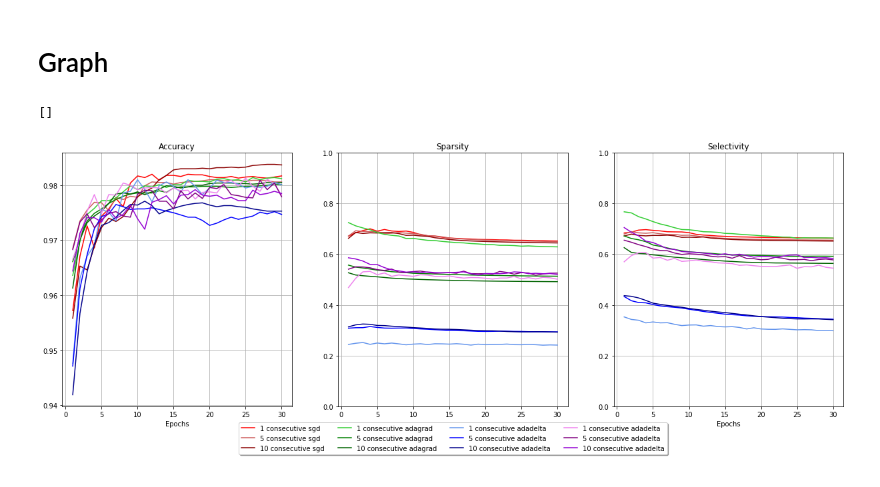
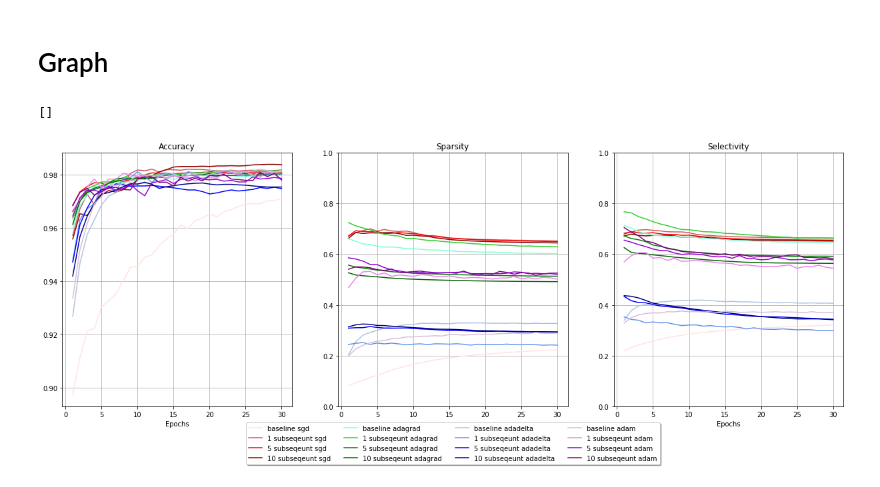
Before and after one commit to 7201krap/COMS30045_Individual-Project, a Jupyter notebook: FINAL/Graphs/batch_size1/batch1.ipynb, the cells around one changed output. Saved outputs shown, nothing was run; the diff lists cells and outputs as text; code cells hidden in the pictures.

```diff
--- a/FINAL/Graphs/batch_size1/batch1.ipynb
+++ b/FINAL/Graphs/batch_size1/batch1.ipynb
@@ -37,17 +37,20 @@ def sparsity_val_extractor(file_name):
     return sparsity_average
 # %%
 def val_extractor(optmizer_name):
+    sparsity_base  = sparsity_val_extractor(f'sparsity_selectivity_batchsize_50_50_{optmizer_name}.txt')
     sparsity_con1  = sparsity_val_extractor(f'sparsity_selectivity_batchsize_1_50_{optmizer_name}.txt')
     sparsity_con5  = sparsity_val_extractor(f'5subsebatch1_sparsity_selectivity_{optmizer_name}.txt')
     sparsity_con10 = sparsity_val_extractor(f'10subsebatch1_sparsity_selectivity_{optmizer_name}.txt')
 
+    selectivity_base_avg, selectivity_base_std  = selectivity_val_extractor(f'sparsity_selectivity_batchsize_50_50_{optmizer_name}.txt')
     selectivity_con1_avg, selectivity_con1_std   = selectivity_val_extractor(f'sparsity_selectivity_batchsize_1_50_{optmizer_name}.txt')
     selectivity_con5_avg, selectivity_con5_std   = selectivity_val_extractor(f'5subsebatch1_sparsity_selectivity_{optmizer_name}.txt')
     selectivity_con10_avg, selectivity_con10_std = selectivity_val_extractor(f'10subsebatch1_sparsity_selectivity_{optmizer_name}.txt')
 
+    test_base  = test_val_extractor(f'sparsity_selectivity_batchsize_50_50_{optmizer_name}.txt')
     test_con1 = test_val_extractor(f'sparsity_selectivity_batchsize_1_50_{optmizer_name}.txt')
     test_con5 = test_val_extractor(f'5subsebatch1_sparsity_selectivity_{optmizer_name}.txt')
     test_con10 = test_val_extractor(f'10subsebatch1_sparsity_selectivity_{optmizer_name}.txt')
 
-    return test_con1, sparsity_con1, selectivity_con1_avg, selectivity_con1_std, test_con5, sparsity_con5, selectivity_con5_avg, selectivity_con5_std, test_con10, sparsity_con10, selectivity_con10_avg, selectivity_con10_std
+    return test_con1, sparsity_con1, selectivity_con1_avg, selectivity_con1_std, test_con5, sparsity_con5, selectivity_con5_avg, selectivity_con5_std, test_con10, sparsity_con10, selectivity_con10_avg, selectivity_con10_std, test_base, sparsity_base, selectivity_base_avg, selectivity_base_std
 # %%
@@ -58,80 +61,92 @@ con1, spar_con1, selec_avg_con1, selec_std_con1, con5, spar_con5, selec_avg_con5
 fig, (ax1, ax2, ax3) = plt.subplots(1, 3, figsize=(21,7))
 
 # accuracy plot
-con1, spar_con1, selec_avg_con1, selec_std_con1, con5, spar_con5, selec_avg_con5, selec_std_con5, con10, spar_con10, selec_avg_con10, selec_std_con10 = val_extractor('SGD')
+con1, spar_con1, selec_avg_con1, selec_std_con1, con5, spar_con5, selec_avg_con5, selec_std_con5, con10, spar_con10, selec_avg_con10, selec_std_con10, base, spar_base, selec_avg_base, selec_std_base = val_extractor('SGD')
 
-ax1.plot(np.linspace(1,30,30), con1, label='1 consecutive sgd', color='red')
-ax1.plot(np.linspace(1,30,30), con5, label='5 consecutives sgd', color='indianred')
-ax1.plot(np.linspace(1,30,30), con10, label='10 consecutives sgd', color='darkred')
+ax1.plot(np.linspace(1,30,30), base, label='baseline sgd', color='mistyrose')
+ax1.plot(np.linspace(1,30,30), con1, label='1 subseqeunt sgd', color='indianred')
+ax1.plot(np.linspace(1,30,30), con5, label='5 subseqeunt sgd', color='red')
+ax1.plot(np.linspace(1,30,30), con10, label='10 subseqeunt sgd', color='darkred')
 
-ax2.plot(np.linspace(1,30,30), spar_con1, label='1 consecutive sgd', color='red')
-ax2.plot(np.linspace(1,30,30), spar_con5, label='5 consecutives sgd', color='indianred')
-ax2.plot(np.linspace(1,30,30), spar_con10, label='10 consecutives sgd', color='darkred')
+ax2.plot(np.linspace(1,30,30), spar_base, label='baseline sgd', color='mistyrose')
+ax2.plot(np.linspace(1,30,30), spar_con1, label='1 subseqeunt sgd', color='indianred')
+ax2.plot(np.linspace(1,30,30), spar_con5, label='5 subseqeunt sgd', color='red')
+ax2.plot(np.linspace(1,30,30), spar_con10, label='10 subseqeunt sgd', color='darkred')
 
-ax3.plot(np.linspace(1,30,30), selec_avg_con1, label='1 consecutive sgd', color='red')
-ax3.plot(np.linspace(1,30,30), selec_avg_con5, label='5 consecutive sgd', color='indianred')
-ax3.plot(np.linspace(1,30,30), selec_avg_con10, label='10 consecutive sgd', color='darkred')
+ax3.plot(np.linspace(1,30,30), selec_avg_base, label='baseline sgd', color='mistyrose')
+ax3.plot(np.linspace(1,30,30), selec_avg_con1, label='1 subseqeunt sgd', color='indianred')
+ax3.plot(np.linspace(1,30,30), selec_avg_con5, label='5 subseqeunt sgd', color='red')
+ax3.plot(np.linspace(1,30,30), selec_avg_con10, label='10 subseqeunt sgd', color='darkred')
 
-con1, spar_con1, selec_avg_con1, selec_std_con1, con5, spar_con5, selec_avg_con5, selec_std_con5, con10, spar_con10, selec_avg_con10, selec_std_con10 = val_extractor('Adagrad')
+con1, spar_con1, selec_avg_con1, selec_std_con1, con5, spar_con5, selec_avg_con5, selec_std_con5, con10, spar_con10, selec_avg_con10, selec_std_con10, base, spar_base, selec_avg_base, selec_std_base = val_extractor('Adagrad')
 
-ax1.plot(np.linspace(1,30,30), con1, label='1 consecutive adagrad', color='limegreen')
-ax1.plot(np.linspace(1,30,30), con5, label='5 consecutives adagrad', color='green')
-ax1.plot(np.linspace(1,30,30), con10, label='10 consecutives adagrad', color='darkgreen')
+ax1.plot(np.linspace(1,30,30), base, label='baseline adagrad', color='aquamarine')
+ax1.plot(np.linspace(1,30,30), con1, label='1 subseqeunt adagrad', color='limegreen')
+ax1.plot(np.linspace(1,30,30), con5, label='5 subseqeunt adagrad', color='green')
+ax1.plot(np.linspace(1,30,30), con10, label='10 subseqeunt adagrad', color='darkgreen')
 
-ax2.plot(np.linspace(1,30,30), spar_con1, label='1 consecutive adagrad', color='limegreen')
-ax2.plot(np.linspace(1,30,30), spar_con5, label='5 consecutives adagrad', color='green')
-ax2.plot(np.linspace(1,30,30), spar_con10, label='10 consecutives adagrad', color='darkgreen')
+ax2.plot(np.linspace(1,30,30), spar_base, label='baseline adagrad', color='aquamarine')
+ax2.plot(np.linspace(1,30,30), spar_con1, label='1 subseqeunt adagrad', color='limegreen')
+ax2.plot(np.linspace(1,30,30), spar_con5, label='5 subseqeunt adagrad', color='green')
+ax2.plot(np.linspace(1,30,30), spar_con10, label='10 subseqeunt adagrad', color='darkgreen')
 
-ax3.plot(np.linspace(1,30,30), selec_avg_con1, label='1 consecutive adagrad', color='limegreen')
-ax3.plot(np.linspace(1,30,30), selec_avg_con5, label='5 consecutive adagrad', color='green')
-ax3.plot(np.linspace(1,30,30), selec_avg_con10, label='10 consecutive adagrad', color='darkgreen')
+ax3.plot(np.linspace(1,30,30), selec_avg_base, label='baseline adagrad', color='aquamarine')
+ax3.plot(np.linspace(1,30,30), selec_avg_con1, label='1 subseqeunt adagrad', color='limegreen')
+ax3.plot(np.linspace(1,30,30), selec_avg_con5, label='5 subseqeunt adagrad', color='green')
+ax3.plot(np.linspace(1,30,30), selec_avg_con10, label='10 subseqeunt adagrad', color='darkgreen')
 
-con1, spar_con1, selec_avg_con1, selec_std_con1, con5, spar_con5, selec_avg_con5, selec_std_con5, con10, spar_con10, selec_avg_con10, selec_std_con10 = val_extractor('Adadelta')
+con1, spar_con1, selec_avg_con1, selec_std_con1, con5, spar_con5, selec_avg_con5, selec_std_con5, con10, spar_con10, selec_avg_con10, selec_std_con10, base, spar_base, selec_avg_base, selec_std_base = val_extractor('Adadelta')
 
-ax1.plot(np.linspace(1,30,30), con1, label='1 consecutive adadelta', color='cornflowerblue')
-ax1.plot(np.linspace(1,30,30), con5, label='5 consecutives adadelta', color='blue')
-ax1.plot(np.linspace(1,30,30), con10, label='10 consecutives adadelta', color='darkblue')
+ax1.plot(np.linspace(1,30,30), base, label='baseline adadelta', color='lightsteelblue')
+ax1.plot(np.linspace(1,30,30), con1, label='1 subseqeunt adadelta', color='cornflowerblue')
+ax1.plot(np.linspace(1,30,30), con5, label='5 subseqeunt adadelta', color='blue')
+ax1.plot(np.linspace(1,30,30), con10, label='10 subseqeunt adadelta', color='darkblue')
 
-ax2.plot(np.linspace(1,30,30), spar_con1, label='1 consecutive adadelta', color='cornflowerblue')
-ax2.plot(np.linspace(1,30,30), spar_con5, label='5 consecutives adadelta', color='blue')
-ax2.plot(np.linspace(1,30,30), spar_con10, label='10 consecutives adadelta', color='darkblue')
+ax2.plot(np.linspace(1,30,30), spar_base, label='baseline adadelta', color='lightsteelblue')
+ax2.plot(np.linspace(1,30,30), spar_con1, label='1 subseqeunt adadelta', color='cornflowerblue')
+ax2.plot(np.linspace(1,30,30), spar_con5, label='5 subseqeunt adadelta', color='blue')
+ax2.plot(np.linspace(1,30,30), spar_con10, label='10 subseqeunt adadelta', color='darkblue')
 
-ax3.plot(np.linspace(1,30,30), selec_avg_con1, label='1 consecutive adadelta', color='cornflowerblue')
-ax3.plot(np.linspace(1,30,30), selec_avg_con5, label='5 consecutive adadelta', color='blue')
-ax3.plot(np.linspace(1,30,30), selec_avg_con10, label='10 consecutive adadelta', color='darkblue')
+ax3.plot(np.linspace(1,30,30), selec_avg_base, label='baseline adadelta', color='lightsteelblue')
+ax3.plot(np.linspace(1,30,30), selec_avg_con1, label='1 subseqeunt adadelta', color='cornflowerblue')
+ax3.plot(np.linspace(1,30,30), selec_avg_con5, label='5 subseqeunt adadelta', color='blue')
+ax3.plot(np.linspace(1,30,30), selec_avg_con10, label='10 subseqeunt adadelta', color='darkblue')
 
-con1, spar_con1, selec_avg_con1, selec_std_con1, con5, spar_con5, selec_avg_con5, selec_std_con5, con10, spar_con10, selec_avg_con10, selec_std_con10 = val_extractor('Adam')
+con1, spar_con1, selec_avg_con1, selec_std_con1, con5, spar_con5, selec_avg_con5, selec_std_con5, con10, spar_con10, selec_avg_con10, selec_std_con10, base, spar_base, selec_avg_base, selec_std_base = val_extractor('Adam')
 
-ax1.plot(np.linspace(1,30,30), con1, label='1 consecutive adadelta', color='violet')
-ax1.plot(np.linspace(1,30,30), con5, label='5 consecutives adadelta', color='purple')
-ax1.plot(np.linspace(1,30,30), con10, label='10 consecutives adadelta', color='darkviolet')
+ax1.plot(np.linspace(1,30,30), base, label='baseline adam', color='thistle')
+ax1.plot(np.linspace(1,30,30), con1, label='1 subseqeunt adam', color='violet')
+ax1.plot(np.linspace(1,30,30), con5, label='5 subseqeunt adam', color='purple')
+ax1.plot(np.linspace(1,30,30), con10, label='10 subseqeunt adam', color='darkviolet')
 
-ax2.plot(np.linspace(1,30,30), spar_con1, label='1 consecutive adadelta', color='violet')
-ax2.plot(np.linspace(1,30,30), spar_con5, label='5 consecutives adadelta', color='purple')
-ax2.plot(np.linspace(1,30,30), spar_con10, label='10 consecutives adadelta', color='darkviolet')
+ax2.plot(np.linspace(1,30,30), spar_base, label='baseline adam', color='thistle')
+ax2.plot(np.linspace(1,30,30), spar_con1, label='1 subseqeunt adam', color='violet')
+ax2.plot(np.linspace(1,30,30), spar_con5, label='5 subseqeunt adam', color='purple')
+ax2.plot(np.linspace(1,30,30), spar_con10, label='10 subseqeunt adam', color='darkviolet')
 
-ax3.plot(np.linspace(1,30,30), selec_avg_con1, label='1 consecutive adadelta', color='violet')
-ax3.plot(np.linspace(1,30,30), selec_avg_con5, label='5 consecutive adadelta', color='purple')
-ax3.plot(np.linspace(1,30,30), selec_avg_con10, label='10 consecutive adadelta', color='darkviolet')
+ax3.plot(np.linspace(1,30,30), selec_avg_base, label='baseline adam', color='thistle')
+ax3.plot(np.linspace(1,30,30), selec_avg_con1, label='1 subseqeunt adam', color='violet')
+ax3.plot(np.linspace(1,30,30), selec_avg_con5, label='5 subseqeunt adam', color='darkviolet')
+ax3.plot(np.linspace(1,30,30), selec_avg_con10, label='10 subseqeunt adam', color='purple')
 
 ax1.grid()
 ax2.grid()
 ax3.grid()
 
 ax1.set_title('Accuracy')
 ax2.set_title('Sparsity')
 ax3.set_title('Selectivity')
 
 ax1.set_xlabel('Epochs')
 ax3.set_xlabel('Epochs')
 
 ax2.set_ylim([0, 1])
 ax3.set_ylim([0, 1])
 
 ax3.legend(loc='upper center', bbox_to_anchor=(-0.7, -0.05),
           fancybox=True, shadow=True, ncol=4)
 
 plt.plot()
 # %% [output]
 []
-[figure, old version]
+[figure, new version]
```
Also changed, not shown: parts of 1 cell of this notebook, 8 other files.
